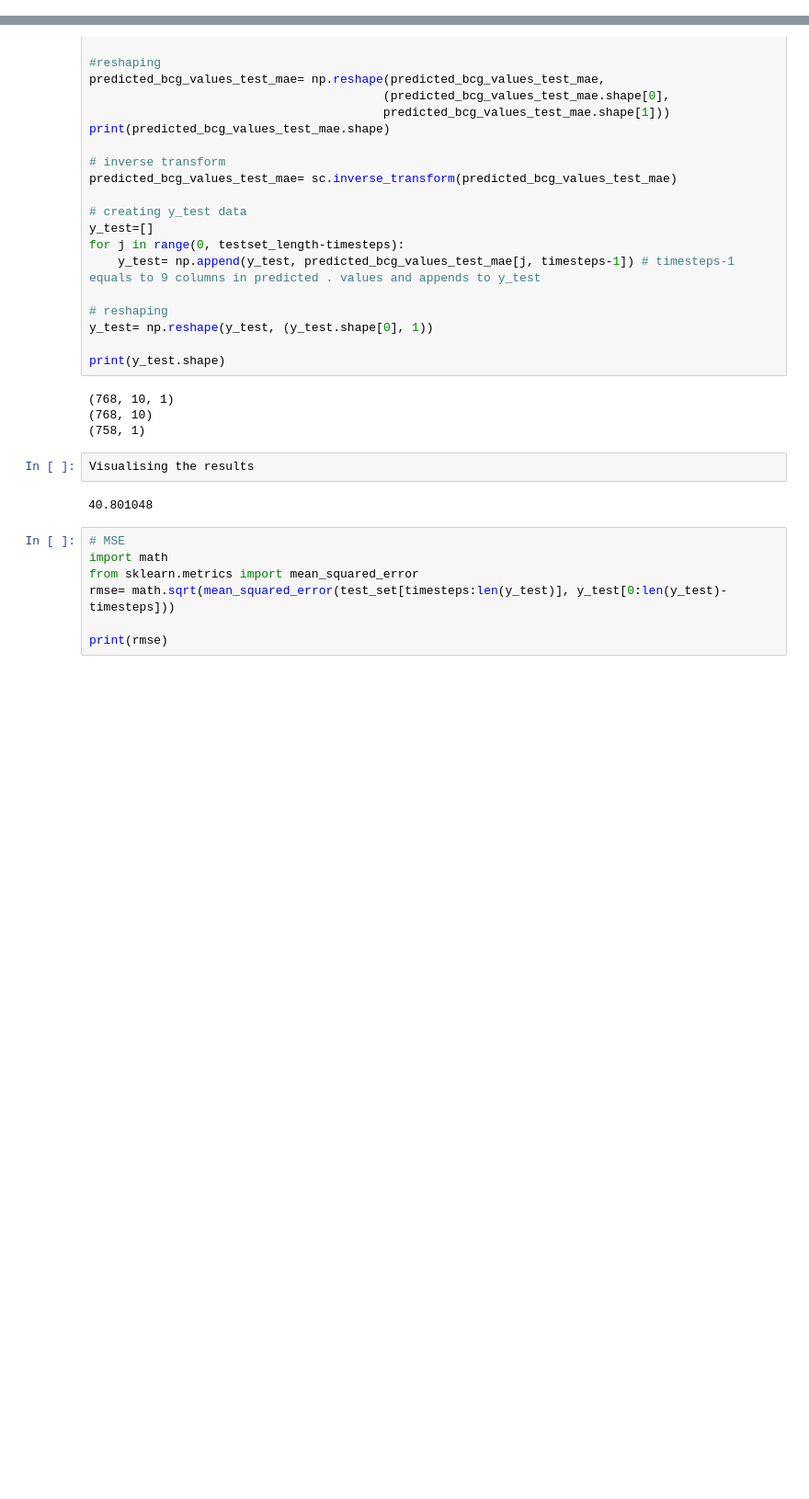
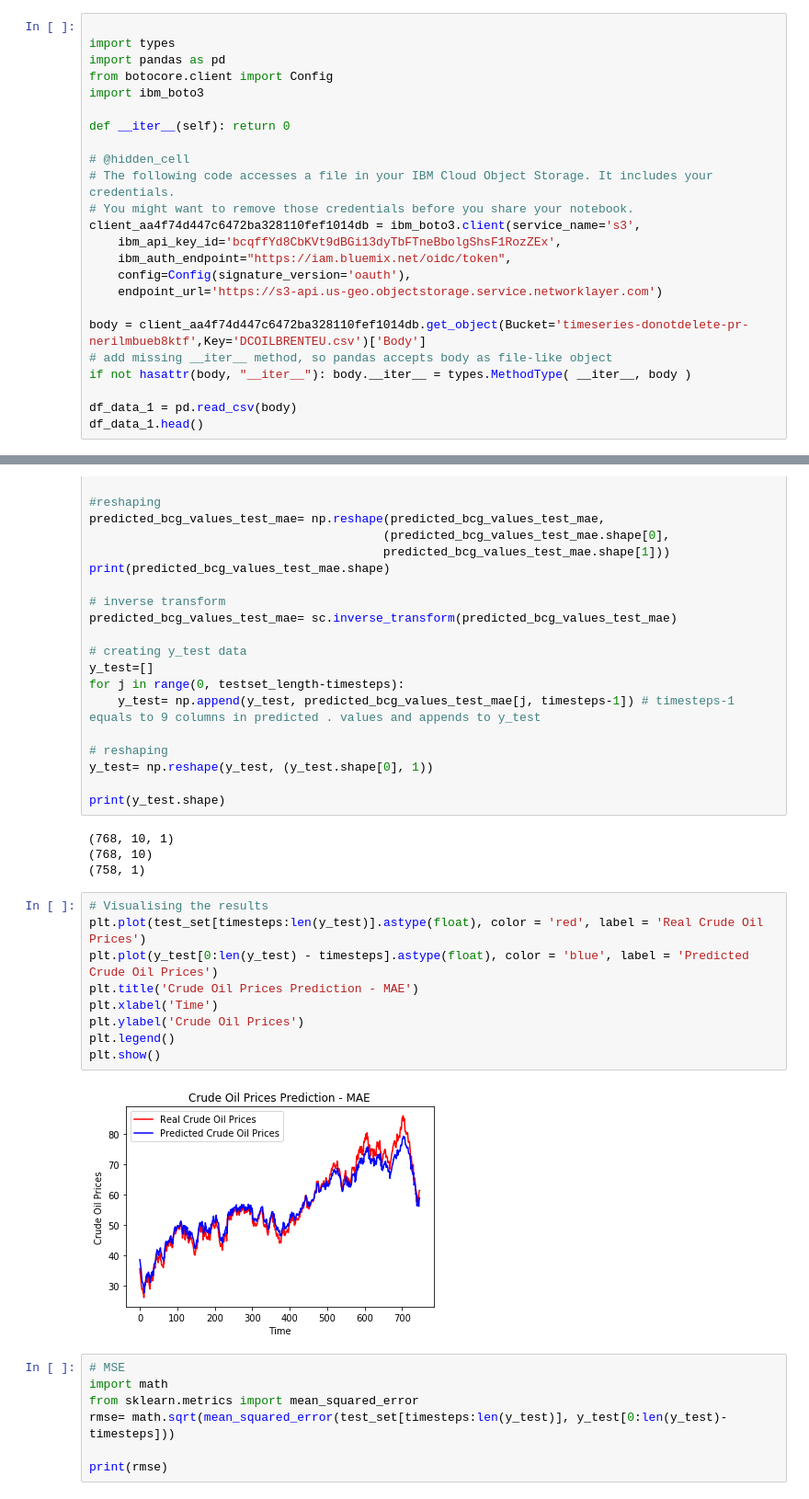
Before and after one commit to ibozkurt79/Brent-Petrol-LSTM, a Jupyter notebook: Time Series Brent Petrol data.ipynb, the cells around one changed output, grey strips where cells are left out. Shown at 92% size. Cells and saved outputs as stored; diff of their text form; blank space fills up the shorter version.

```diff
--- a/Time Series Brent Petrol data.ipynb
+++ b/Time Series Brent Petrol data.ipynb
@@ -11,0 +3,24 @@ https://github.com/IBM/coursera/blob/master/coursera_ai/week3/lstm_crude_oil_pri
+# %%
+
+import types
+import pandas as pd
+from botocore.client import Config
+import ibm_boto3
+
+def __iter__(self): return 0
+
+# @hidden_cell
+# The following code accesses a file in your IBM Cloud Object Storage. It includes your credentials.
+# You might want to remove those credentials before you share your notebook.
+client_aa4f74d447c6472ba328110fef1014db = ibm_boto3.client(service_name='s3',
+    ibm_api_key_id='bcqffYd8CbKVt9dBGi13dyTbFTneBbolgShsF1RozZEx',
+    ibm_auth_endpoint="https://iam.bluemix.net/oidc/token",
+    config=Config(signature_version='oauth'),
+    endpoint_url='https://s3-api.us-geo.objectstorage.service.networklayer.com')
+
+body = client_aa4f74d447c6472ba328110fef1014db.get_object(Bucket='timeseries-donotdelete-pr-nerilmbueb8ktf',Key='DCOILBRENTEU.csv')['Body']
+# add missing __iter__ method, so pandas accepts body as file-like object
+if not hasattr(body, "__iter__"): body.__iter__ = types.MethodType( __iter__, body )
+
+df_data_1 = pd.read_csv(body)
+df_data_1.head()
@@ -316,10 +338,17 @@ print(y_test.shape)
 (768, 10, 1)
 (768, 10)
 (758, 1)
-# %%
-Visualising the results
-# %% [output]
-40.801048
+# %%
+# Visualising the results
+plt.plot(test_set[timesteps:len(y_test)].astype(float), color = 'red', label = 'Real Crude Oil Prices')
+plt.plot(y_test[0:len(y_test) - timesteps].astype(float), color = 'blue', label = 'Predicted Crude Oil Prices')
+plt.title('Crude Oil Prices Prediction - MAE')
+plt.xlabel('Time')
+plt.ylabel('Crude Oil Prices')
+plt.legend()
+plt.show()
+# %% [output]
+[figure, added]
 # %%
 # MSE
 import math
```
Also changed, not shown: parts of 2 cells of this notebook.
